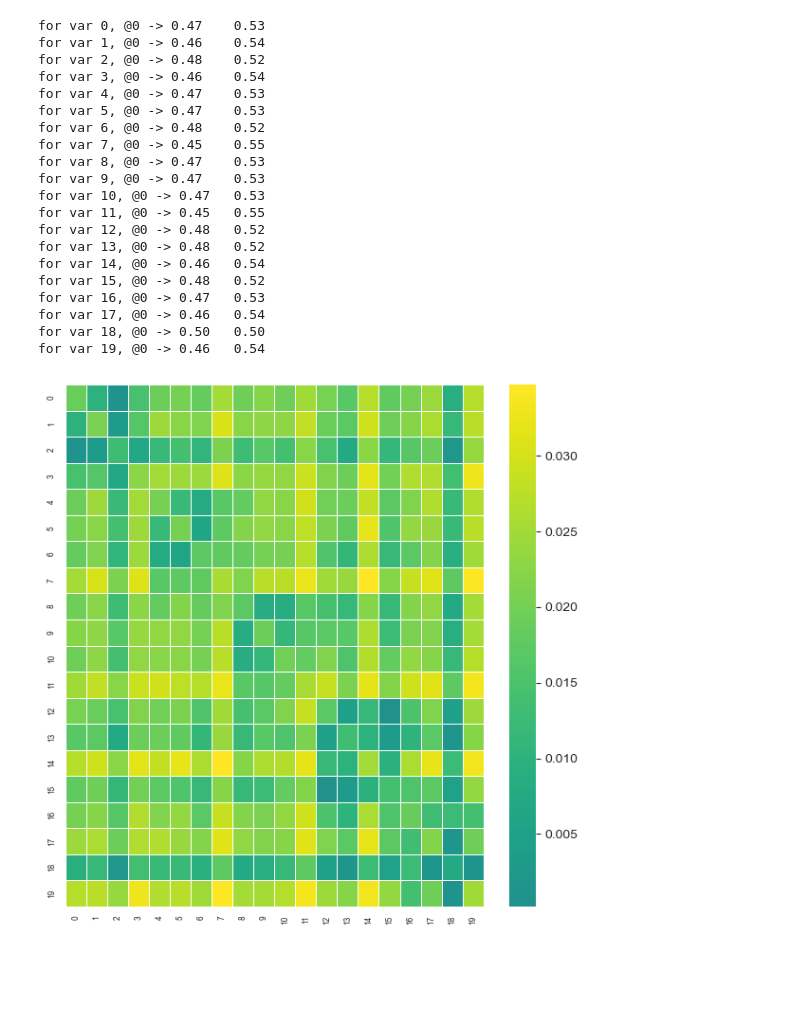
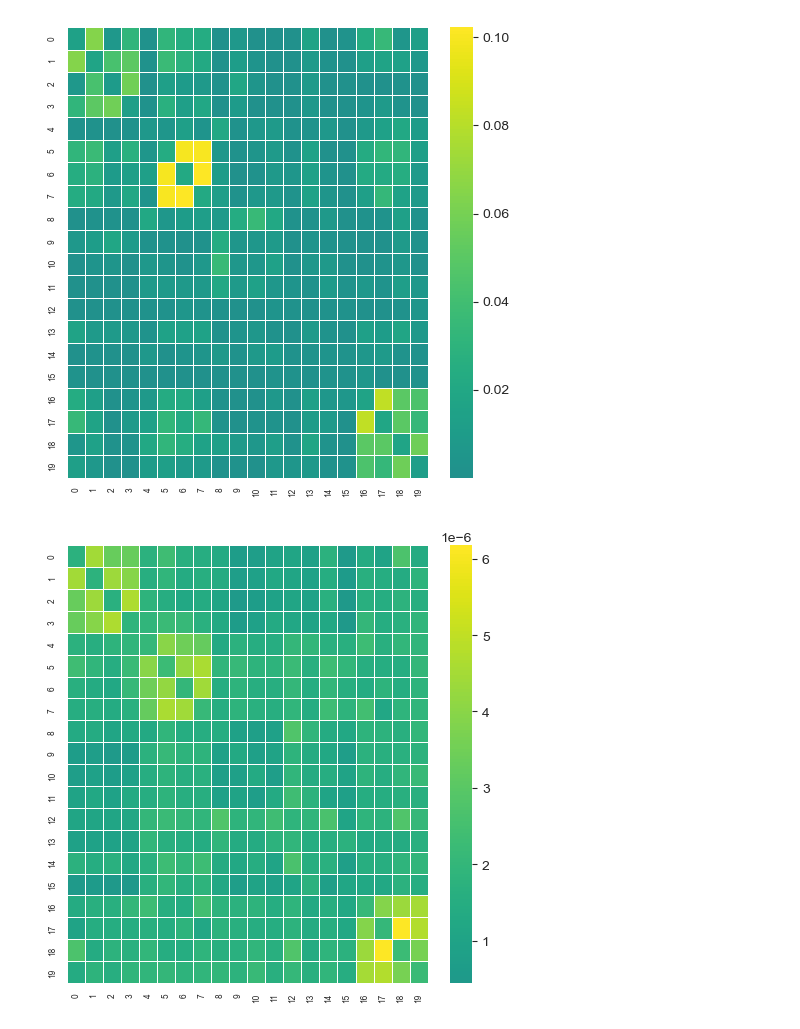
Before and after one commit to Giancarlo-Catalano/PSSearch, a Jupyter notebook: Gian_experimental/mutual_information.py.ipynb, the cells around one changed output. Drawn from its saved outputs; the diff is of its cells as text; code cells hidden in the pictures; blank space fills up the shorter version.

```diff
--- a/Gian_experimental/mutual_information.py.ipynb
+++ b/Gian_experimental/mutual_information.py.ipynb
@@ -1,4 +1,5 @@
 # %%
+from BenchmarkProblems.Trapk import Trapk
 import numpy as np
 
 import utils
@@ -9,11 +10,11 @@ import itertools
 from BenchmarkProblems.RoyalRoad import RoyalRoad
 from Core.get_pRef import get_pRef_from_metaheuristic
 
-problem = RoyalRoad(5)
+problem = Trapk(5, 4)
 
 pRef = get_pRef_from_metaheuristic(problem=problem,
                                    sample_size=10000,
-                                   which_algorithm="uniform GA",
+                                   which_algorithm="GA",
                                    unique=True)
 
 best_solution = pRef.get_best_solution()
@@ -186,8 +187,5 @@ def get_survival_counts(pRef: PRef):
     return univariate_count_dict, bivariate_count_dict
 
 
-survival_table = np.abs(get_linkage_table_from_dicts(get_survival_counts, pRef, solution=best_solution))
-presence_table = np.abs(get_linkage_table_from_dicts(get_presence_counts, pRef, solution=best_solution))
-utils.show_matrix_with_colours(survival_table, fig_size=(6, 6))
-utils.show_matrix_with_colours(presence_table, fig_size=(6, 6))
-#utils.show_matrix_with_colours(survival_table - presence_table, fig_size=(6, 6))
+survival_table = get_linkage_table_from_dicts(get_survival_counts, pRef)
+presence_table = np.abs(get_linkage_table_from_dicts(get_presence_counts, pRef))
@@ -207,13 +202,11 @@ def combined_mutual_infos(pRef, solution):
         for_zero = r_univariate_freqs[(var, 0)]
         for_one = r_univariate_freqs[(var, 1)]
 
-        print(f"for var {var}, @0 -> {for_zero:.2f}\t {for_one:.2f}")
 
     c = 2
     def adjust(s, r, k):
         gamma = s / (2 * r * (1-r))
         return 2 * (1/c**k) * (1-(1/c**k)) * gamma
-        #return gamma
 
     def custom_mi(a, b, va, vb):
 
@@ -230,6 +223,7 @@ def combined_mutual_infos(pRef, solution):
         p_ab = adjust(s_ab, r_ab, 2)
 
         return p_ab * np.log((p_ab) / (p_a * p_b))
+
 
     search_space = pRef.search_space
 
@@ -252,27 +246,4 @@ def combined_mutual_infos(pRef, solution):
     else:
         return linkage_table_from_mi_dict_for_solution(value_specific_mis, solution = solution)
 
-
-utils.show_matrix_with_colours(np.abs(combined_mutual_infos(pRef, solution=best_solution)), fig_size=(6, 6))
+adjusted_table = combined_mutual_infos(pRef, solution=None)
-# %% [output]
-for var 0, @0 -> 0.47    0.53
-for var 1, @0 -> 0.46    0.54
-for var 2, @0 -> 0.48    0.52
-for var 3, @0 -> 0.46    0.54
-for var 4, @0 -> 0.47    0.53
-for var 5, @0 -> 0.47    0.53
-for var 6, @0 -> 0.48    0.52
-for var 7, @0 -> 0.45    0.55
-for var 8, @0 -> 0.47    0.53
-for var 9, @0 -> 0.47    0.53
-for var 10, @0 -> 0.47   0.53
-for var 11, @0 -> 0.45   0.55
-for var 12, @0 -> 0.48   0.52
-for var 13, @0 -> 0.48   0.52
-for var 14, @0 -> 0.46   0.54
-for var 15, @0 -> 0.48   0.52
-for var 16, @0 -> 0.47   0.53
-for var 17, @0 -> 0.46   0.54
-for var 18, @0 -> 0.50   0.50
-for var 19, @0 -> 0.46   0.54
-[figure, removed]
@@ -278,0 +313,8 @@ for var 19, @0 -> 0.46   0.54
+# %%
+utils.show_matrix_with_colours(presence_table, fig_size=(5, 5))
+utils.show_matrix_with_colours(H_squared_table, fig_size=(5, 5))
+utils.show_matrix_with_colours(survival_table, fig_size=(5, 5))
+utils.show_matrix_with_colours(adjusted_table, fig_size=(5, 5))
+# %% [output]
+[figure, added]
+[figure, added]
```
Also changed, not shown: parts of 6 cells of this notebook.
